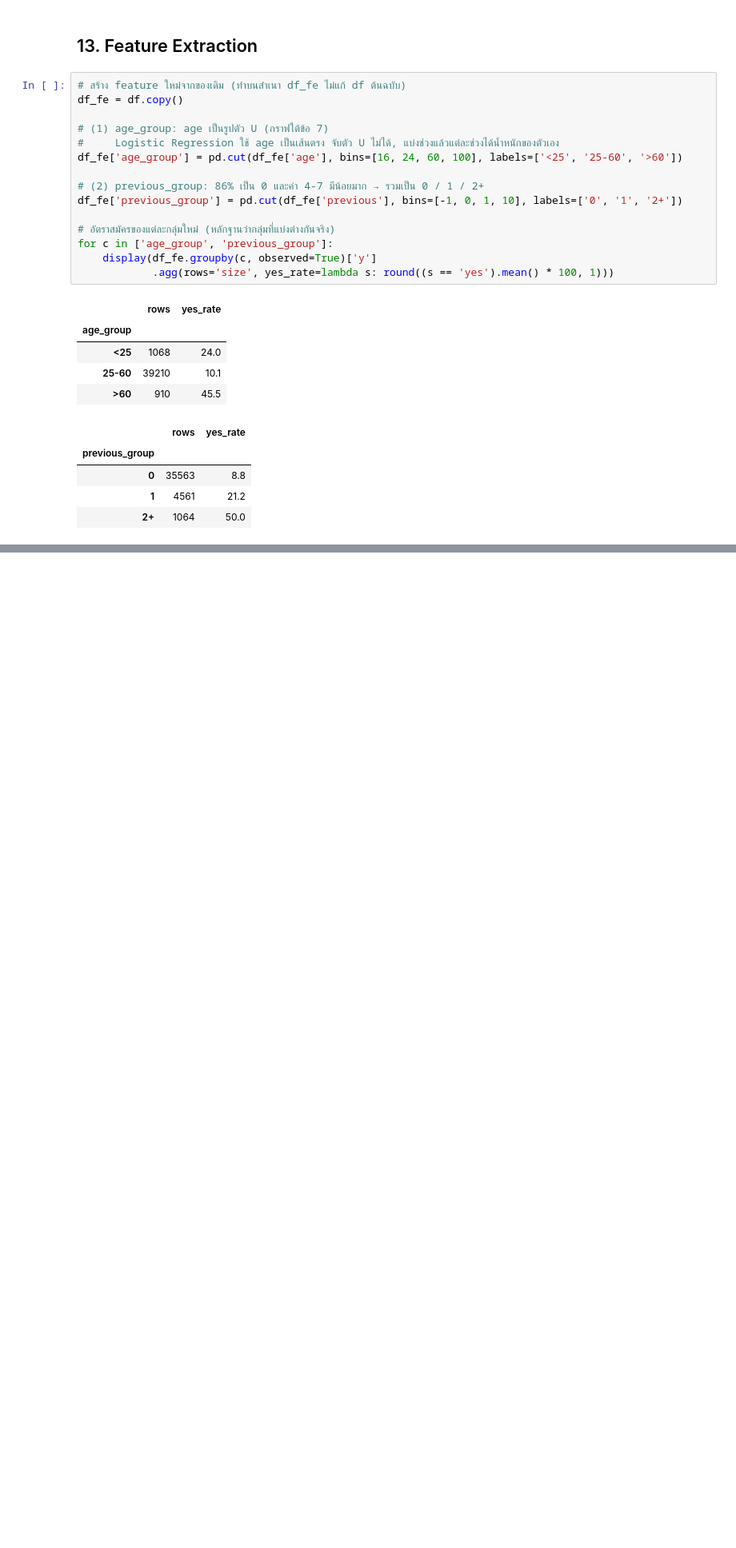
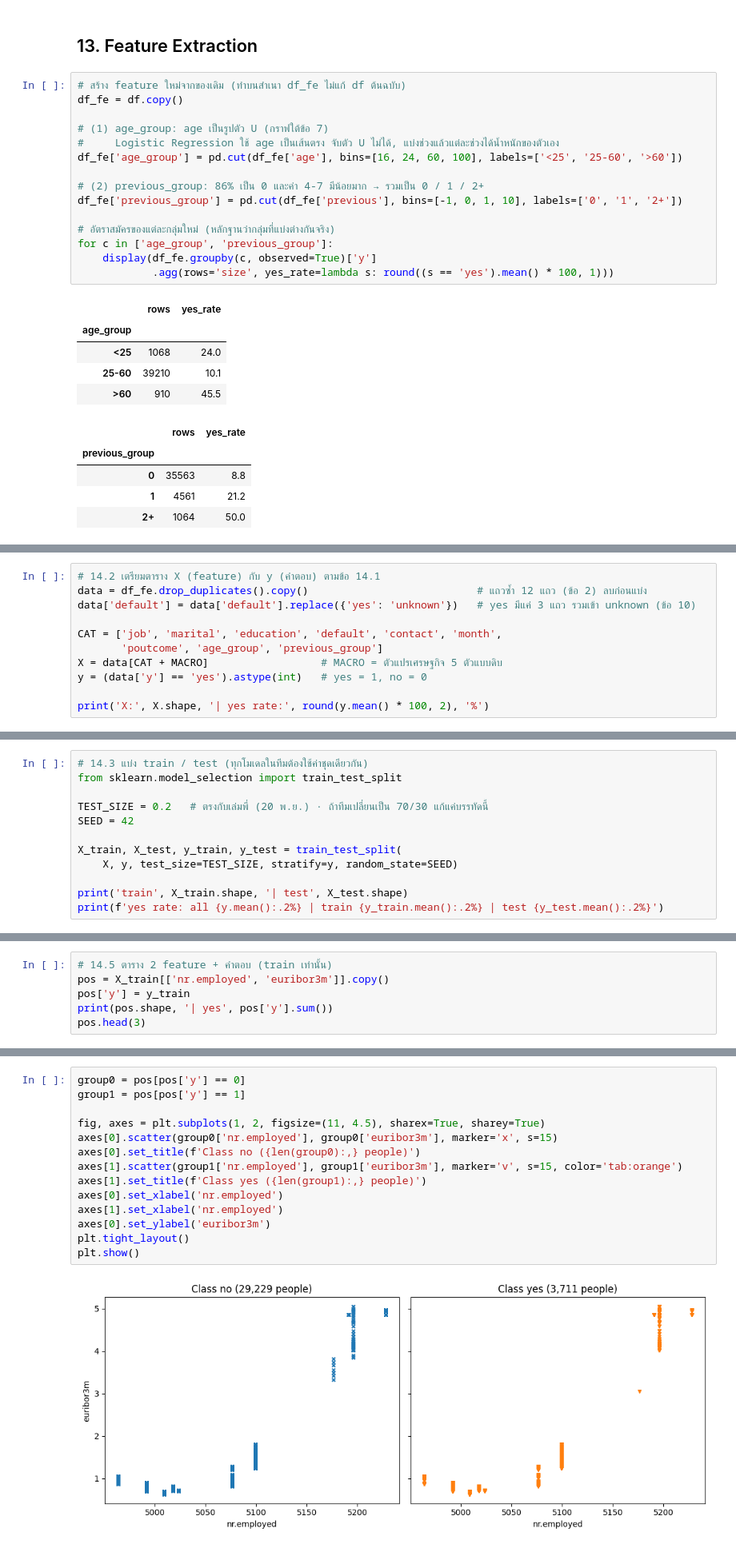
Before and after one commit to purePutthipong/FRA503-ML-Bank-Marketing, a Jupyter notebook: src/project_6732.ipynb, the cells around one changed output, grey strips where cells are left out. Shown at 80% size. Drawn from its saved outputs; the diff is of its cells as text; blank space fills up the shorter version.

```diff
--- a/src/project_6732.ipynb
+++ b/src/project_6732.ipynb
@@ -551,0 +673,11 @@ for c in ['age_group', 'previous_group']:
+# %%
+# 14.2 เตรียมตาราง X (feature) กับ y (คำตอบ) ตามข้อ 14.1
+data = df_fe.drop_duplicates().copy()                           # แถวซ้ำ 12 แถว (ข้อ 2) ลบก่อนแบ่ง
+data['default'] = data['default'].replace({'yes': 'unknown'})   # yes มีแค่ 3 แถว รวมเข้า unknown (ข้อ 10)
+
+CAT = ['job', 'marital', 'education', 'default', 'contact', 'month',
+       'poutcome', 'age_group', 'previous_group']
+X = data[CAT + MACRO]                  # MACRO = ตัวแปรเศรษฐกิจ 5 ตัวแบบดิบ
+y = (data['y'] == 'yes').astype(int)   # yes = 1, no = 0
+
+print('X:', X.shape, '| yes rate:', round(y.mean() * 100, 2), '%')
@@ -551,0 +686,12 @@ for c in ['age_group', 'previous_group']:
+# %%
+# 14.3 แบ่ง train / test (ทุกโมเดลในทีมต้องใช้ค่าชุดเดียวกัน)
+from sklearn.model_selection import train_test_split
+
+TEST_SIZE = 0.2   # ตรงกับเล่มพี่ (20 พ.ย.) · ถ้าทีมเปลี่ยนเป็น 70/30 แก้แค่บรรทัดนี้
+SEED = 42
+
+X_train, X_test, y_train, y_test = train_test_split(
+    X, y, test_size=TEST_SIZE, stratify=y, random_state=SEED)
+
+print('train', X_train.shape, '| test', X_test.shape)
+print(f'yes rate: all {y.mean():.2%} | train {y_train.mean():.2%} | test {y_test.mean():.2%}')
@@ -551,0 +729,6 @@ for c in ['age_group', 'previous_group']:
+# %%
+# 14.5 ตาราง 2 feature + คำตอบ (train เท่านั้น)
+pos = X_train[['nr.employed', 'euribor3m']].copy()
+pos['y'] = y_train
+print(pos.shape, '| yes', pos['y'].sum())
+pos.head(3)
@@ -551,0 +763,16 @@ for c in ['age_group', 'previous_group']:
+# %%
+group0 = pos[pos['y'] == 0]
+group1 = pos[pos['y'] == 1]
+
+fig, axes = plt.subplots(1, 2, figsize=(11, 4.5), sharex=True, sharey=True)
+axes[0].scatter(group0['nr.employed'], group0['euribor3m'], marker='x', s=15)
+axes[0].set_title(f'Class no ({len(group0):,} people)')
+axes[1].scatter(group1['nr.employed'], group1['euribor3m'], marker='v', s=15, color='tab:orange')
+axes[1].set_title(f'Class yes ({len(group1):,} people)')
+axes[0].set_xlabel('nr.employed')
+axes[1].set_xlabel('nr.employed')
+axes[0].set_ylabel('euribor3m')
+plt.tight_layout()
+plt.show()
+# %% [output]
+[figure, added]
```
Also changed, not shown: parts of 26 cells of this notebook.
